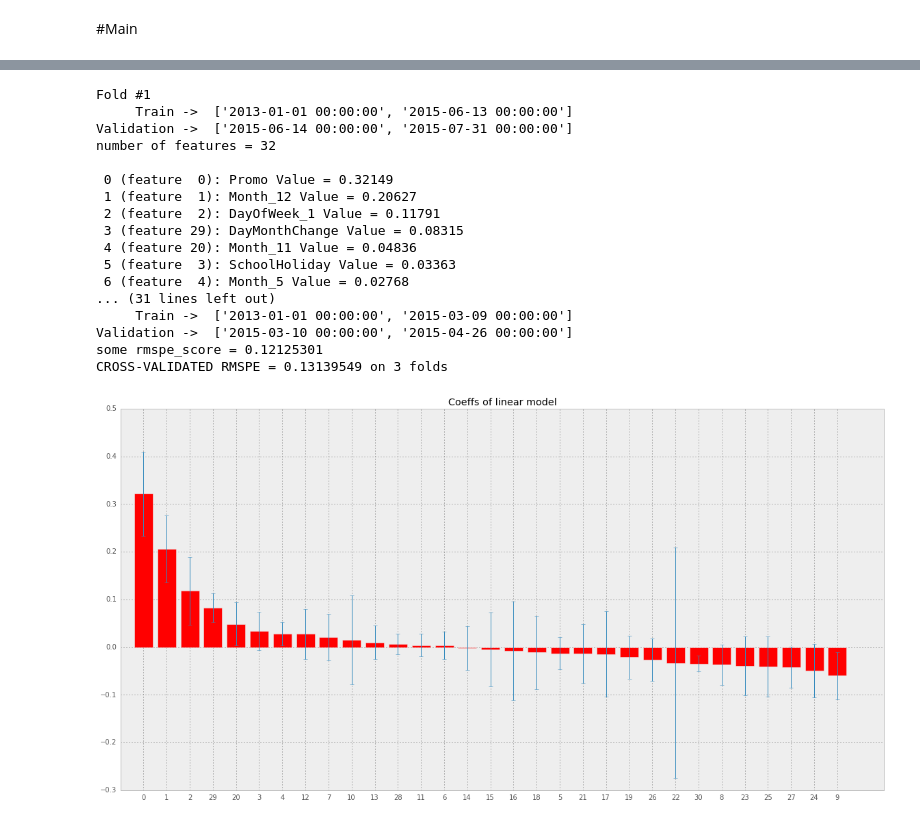
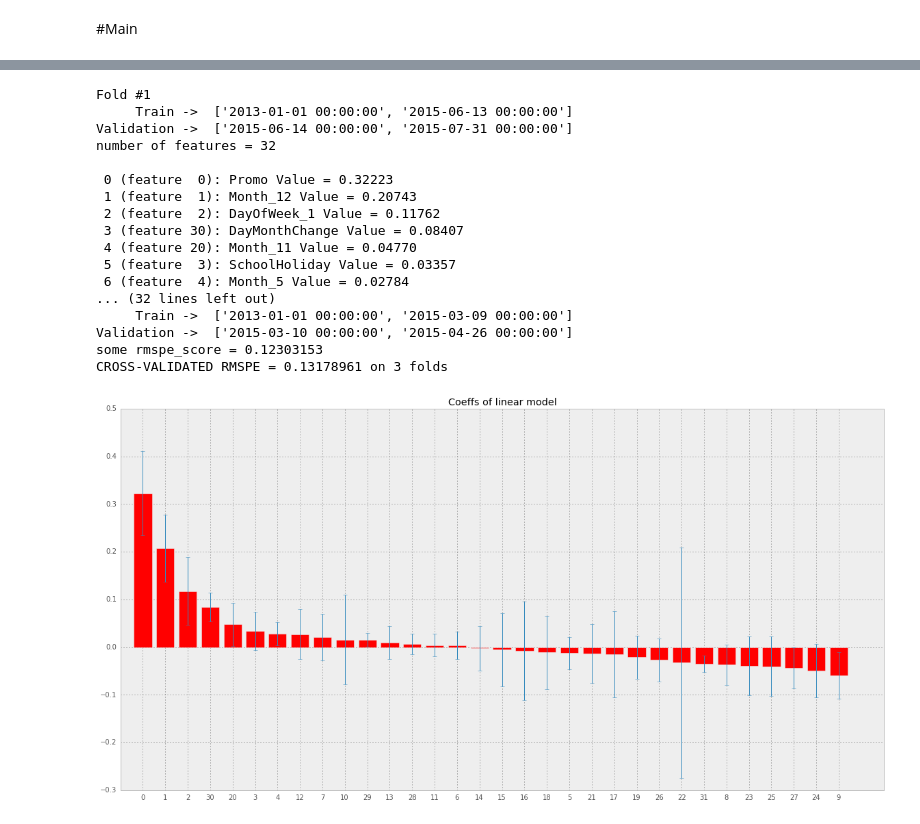
Before and after one commit to shayakhmetov/rossman-store-sales, a Jupyter notebook: rossman.ipynb, the cells around one changed output, grey strips where cells are left out. Drawn from its saved outputs; the diff is of its cells as text; code cells hidden in the pictures.

Commit message:
feature week -> 0,1,2,3 added

```diff
--- a/rossman.ipynb
+++ b/rossman.ipynb
@@ -177,10 +177,12 @@ def construct_some_features(data):
                                         values=np.arange(1, 13)))
     data = data.join(get_dummies_values(data.Year, prefix='Year', values=[2013, 2014, 2015]))
     data = data.join(get_dummies_values(data.PromoInterval, prefix='PromoInterval', values=np.arange(4)))
+
     data['DayMonthChange'] = data.Day.map(lambda x: 28 <= x <= 31 or 1 <= x <= 4)
     data['DayMonthAfterMiddle'] = data.Day.map(lambda x: 19 <= x <= 26)
+    data = data.join(get_dummies_values(data.Week.apply(lambda x: x % 4), prefix='Week', values=np.arange(4)))
 
-    del data['StateHoliday'], data['Month']
+    del data['StateHoliday'], data['Month'], data['Week']
     del data['StoreType'], data['Assortment'], data['DayOfWeek']
     del data['CompetitionOpenSinceMonth'], data['Year'], data['PromoInterval']
 
@@ -256,7 +258,7 @@ def get_all_data(train_data, test_data, feature_selection=None, print_verbose=Fa
     else:
         train_store_indices, test_store_indices = None, None
 
-    return np.array(train_array), train_array_labels, np.array(test_array), train_array.columns, \
+    return csc_matrix(train_array), train_array_labels, csc_matrix(test_array), train_array.columns, \
         train_store_indices, test_store_indices
 # %% [markdown]
 ### Predicting
@@ -387,11 +383,13 @@ algorithm = 'ridge'
 
 if algorithm in ['ridge', 'ens_rf']:
     if algorithm == 'ens_rf':
-        feature_selection = ['Store', 'Promo', 'DayOfWeek_6', 'Day', 'DiffToday', 'DayOfWeek_1', 'DiffFoolDay', 'DiffNewYear', 'DayOfYear', 'Week', 'DayOfWeek_5', 'DayOfWeek_2', 'DayOfWeek_4', 'DayOfWeek_3', 'DayOfWeek_7', 'Year_2013', 'SchoolHoliday', 'DiffCompetitionYear', 'Month_5', 'Year_2014', 'Year_2015', 'Month_12', 'Month_4', 'Month_7', 'Month_8', 'Month_3', 'Month_6', 'Month_9', 'Month_2', 'Month_10', 'StateHoliday_0', 'Month_1', 'Month_11', 'StateHoliday_a', 'StateHoliday_b', 'StateHoliday_c']
+        feature_selection = ['Store', 'Promo', 'DayOfWeek_6', 'Day', 'DiffToday', 'DayOfWeek_1', 'DiffFoolDay', 'DiffNewYear', 'DayOfYear', 'DayOfWeek_5', 'DayOfWeek_2', 'DayOfWeek_4', 'DayOfWeek_3', 'DayOfWeek_7', 'Year_2013', 'SchoolHoliday', 'DiffCompetitionYear', 'Month_5', 'Year_2014', 'Year_2015', 'Month_12', 'Month_4', 'Month_7', 'Month_8', 'Month_3', 'Month_6', 'Month_9', 'Month_2', 'Month_10', 'StateHoliday_0', 'Month_1', 'Month_11', 'StateHoliday_a', 'StateHoliday_b', 'StateHoliday_c']
+        feature_selection = feature_selection + ['DayMonthChange', 'DayMonthAfterMiddle']
+        feature_selection = feature_selection + ['Week_' + str(i) for i in range(4)]
     elif algorithm == 'ridge':
         feature_selection = ['Store', 'Promo', 'Month_12', 'DayOfWeek_1', 'SchoolHoliday', 'Month_5', 'Month_3', 'Month_4', 'DayOfWeek_5', 'Month_2', 'Month_1', 'StateHoliday_0', 'Year_2014', 'Year_2015', 'Month_6']
         feature_selection = feature_selection + ['StateHoliday_c', 'StateHoliday_b', 'DayOfWeek_7', 'StateHoliday_a', 'DayOfWeek_2', 'Year_2013', 'Month_11', 'Month_7', 'DayOfWeek_6', 'DayOfWeek_4', 'DayOfWeek_3', 'Month_8', 'Month_10', 'Month_9']
-        feature_selection = feature_selection + ['DiffCompetitionYear']
+        feature_selection = feature_selection + ['DiffCompetitionYear'] + ['Week_0']
         feature_selection = feature_selection + ['DayMonthChange', 'DayMonthAfterMiddle']
     if feature_selection:
         assert feature_selection[0] == 'Store' #Store must be the first column for algorithms for every store
@@ -421,7 +419,7 @@ if validation:
 
             if i == 0 and len(grid_space) <= 1:
                 n = len(feature_names)
-                if algorithm in ['ridge', 'ens_rf']:
+                if algorithm not in ['ridge', 'ens_rf']:
                     n = n + 1
                 print('number of features =', n - 1)
                 print_importances = True
@@ -454,41 +452,41 @@ if validation:
         if rmspe_cv <= min_score:
             min_score, min_alpha = rmspe_cv, alpha
     if len(grid_space) > 1:
         print('MIN_ALPHA =', min_alpha, 'MIN_RMSPE =', min_score)
         pl.figure(figsize=(15,10))
         pl.plot(alphas, scores, 'r.--')
 
 elif not validation:
     print_importances = True
     train_array, train_array_labels, test_array, feature_names, \
     train_store_indices, test_store_indices = get_all_data(train_data, test_data, feature_selection=feature_selection,
                                                            algorithm=algorithm)
     test_predicted_labels = fit_predict_model(train_array, train_array_labels, test_array, algorithm=algorithm,
                                               feature_names=feature_names, print_importances=print_importances,
                                               train_store_indices=train_store_indices,
                                               test_store_indices=test_store_indices)
     test['Sales'] = test_predicted_labels
     test.ix[test.Open == 0, 'Sales'] = 0
     filename = 'prediction_' + algorithm + '.csv'
     test[['Id', 'Sales']].to_csv(filename, index=False)
     print('\nResult was written to', filename)
     del test['Sales']
 # %% [output]
 Fold #1
      Train ->  ['2013-01-01 00:00:00', '2015-06-13 00:00:00']
 Validation ->  ['2015-06-14 00:00:00', '2015-07-31 00:00:00']
 number of features = 32
 
- 0 (feature  0): Promo Value = 0.32149
- 1 (feature  1): Month_12 Value = 0.20627
- 2 (feature  2): DayOfWeek_1 Value = 0.11791
- 3 (feature 29): DayMonthChange Value = 0.08315
- 4 (feature 20): Month_11 Value = 0.04836
- 5 (feature  3): SchoolHoliday Value = 0.03363
- 6 (feature  4): Month_5 Value = 0.02768
-... (31 lines left out)
+ 0 (feature  0): Promo Value = 0.32223
+ 1 (feature  1): Month_12 Value = 0.20743
+ 2 (feature  2): DayOfWeek_1 Value = 0.11762
+ 3 (feature 30): DayMonthChange Value = 0.08407
+ 4 (feature 20): Month_11 Value = 0.04770
+ 5 (feature  3): SchoolHoliday Value = 0.03357
+ 6 (feature  4): Month_5 Value = 0.02784
+... (32 lines left out)
      Train ->  ['2013-01-01 00:00:00', '2015-03-09 00:00:00']
 Validation ->  ['2015-03-10 00:00:00', '2015-04-26 00:00:00']
-some rmspe_score = 0.12125301
-CROSS-VALIDATED RMSPE = 0.13139549 on 3 folds
+some rmspe_score = 0.12303153
+CROSS-VALIDATED RMSPE = 0.13178961 on 3 folds
-[figure, old version]
+[figure, new version]
```
Also changed, not shown: parts of 4 cells of this notebook.
